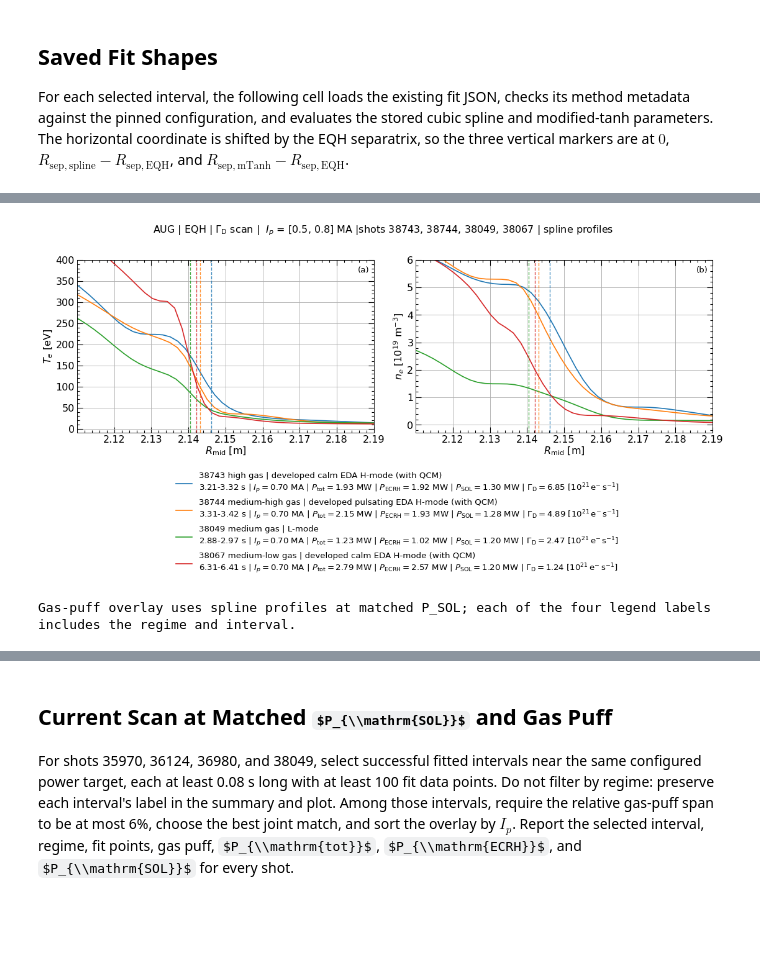
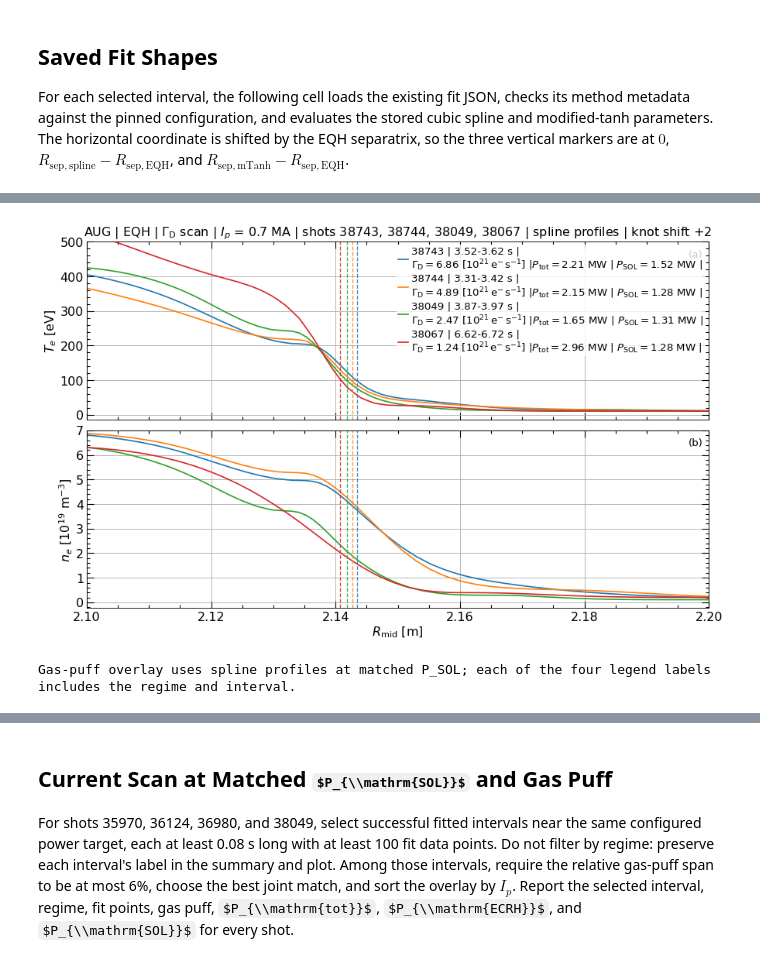
Before and after one commit to Joao-Pedro-Marques-Nunes/TS-profile-fitter, a Jupyter notebook: notebooks/actuator_pedestal_shape_comparison.ipynb, the cells around one changed output, grey strips where cells are left out. Cells and saved outputs as stored; diff of their text form; code cells hidden in the pictures; some formulas as TeX source; blank space fills up the shorter version.

```diff
--- a/notebooks/actuator_pedestal_shape_comparison.ipynb
+++ b/notebooks/actuator_pedestal_shape_comparison.ipynb
@@ -19,7 +19,7 @@ from ipfnpytools.plot import plots as ipfn_plots
 from ipfnpytools.save_figure import save_figure as save_fig
 
 cwd = Path.cwd()
-CONFIG_RELATIVE_PATH = Path("configs/pipeline_config_run05_new_outlier.yaml")
+CONFIG_RELATIVE_PATH = Path("configs/pipeline_config_run_06_for_thesis.yaml")
 PROJECT_ROOT = next(
     (parent for parent in (cwd, *cwd.parents) if (parent / CONFIG_RELATIVE_PATH).is_file()),
     None,
@@ -56,7 +56,7 @@ CURRENT_SCAN_CASES = {
 }
 
 MATCH_POWER_KIND = "P_SOL"
-MATCH_POWER_TARGET_MW = 1.3
+MATCH_POWER_TARGET_MW = 1.4
 MATCH_POWER_RELATIVE_TOLERANCE = 0.10
 MIN_INTERVAL_DURATION_S = 0.08
 MIN_FIT_POINTS = 100
@@ -91,7 +91,7 @@ MATCH_POWER_SCALE = 1e-6
 
 assert CONFIG["equilibrium"] == "EQH"
 assert SPLINE_CONFIG["method"] == "ipfn_spline"
-assert SPLINE_CONFIG["knot_strategy"] == "edge_biased_quantile"
+assert SPLINE_CONFIG["knot_strategy"] == "hybrid"
 
 
 def _fit_point_count(result_path):
@@ -360,14 +360,14 @@ def evaluate_saved_profiles(result_path):
         raise ValueError(f"Fit metadata does not match pinned config: {mismatches}")
 
     spline = result["spline"]
+    if spline.get("t_full") is None:
+        raise ValueError(f"{result_path.name} has no t_full; rerun the pipeline")
     degree = 3
     knots = np.asarray(spline["knots"], dtype=float)
-    knot_vector = np.r_[
-        np.repeat(knots[0], degree + 1),
-        knots[1:-1],
-        np.repeat(knots[-1], degree + 1),
-    ]
-    radius = np.asarray(spline["R_mid_spl"], dtype=float)
+    knot_vector = np.asarray(spline["t_full"], dtype=float)
+    radius = np.arange(knots[0], knots[-1], float(spline["dR_fine"]))
+    if radius.size == 0 or radius[-1] < knots[-1]:
+        radius = np.append(radius, knots[-1])
     te_spline = BSpline(
         knot_vector,
         np.asarray(spline["Te_params"], dtype=float),
@@ -393,6 +393,7 @@ def evaluate_saved_profiles(result_path):
     rsep_mtanh = float(physics["mtanh"]["Rsep"])
     return {
         "result": result,
+        "radius_mid": radius,
         "radius_relative": radius - rsep_eqh,
         "te_spline": np.asarray(te_spline, dtype=float),
         "te_mtanh": np.asarray(te_mtanh, dtype=float),
@@ -510,10 +505,16 @@ if len(profile_comparisons) != len(selected_rows):
 colors = ["tab:blue", "tab:orange", "tab:green", "tab:red"]
 if len(colors) != len(profile_comparisons):
     raise ValueError("The gas-scan palette must provide one color per selected shot")
+# Common radius grid over the overlap of all intervals, so plotted arrays share one length.
+gas_scan_radius = np.linspace(
+    max(float(profile["radius_mid"].min()) for profile in profile_comparisons),
+    min(float(profile["radius_mid"].max()) for profile in profile_comparisons),
+    400,
+)
 case_specs = []
 for color, profile, row in zip(colors, profile_comparisons, selected_rows):
     shot_id = int(row["shot"])
-    radius_mid = np.asarray(profile["result"]["spline"]["R_mid_spl"], dtype=float)
+    radius_mid = profile["radius_mid"]
     physics = profile["result"]["physics"]
     rsep = float(physics[PROFILE_MODEL]["Rsep"])
     gas_puff = float(pd.to_numeric(row[GAS_FIELD], errors="raise")) * GAS_PUFF_SCALE
@@ -525,21 +526,24 @@ for color, profile, row in zip(colors, profile_comparisons, selected_rows):
     interval_start = float(row["t_begin (s)"])
     interval_end = float(row["t_end (s)"])
     regime = str(row["label"])
+    te_on_grid = np.interp(gas_scan_radius, radius_mid, profile[f"te_{PROFILE_MODEL}"])
+    ne_on_grid = np.interp(gas_scan_radius, radius_mid, profile[f"ne_{PROFILE_MODEL}"])
     case_specs.append(
         {
             "color": color,
-            "radius_mid": radius_mid,
-            "te": np.asarray(profile[f"te_{PROFILE_MODEL}"], dtype=float),
-            "ne": np.asarray(profile[f"ne_{PROFILE_MODEL}"], dtype=float) / 1e19,
+            "radius_mid": gas_scan_radius,
+            "te": te_on_grid,
+            "ne": ne_on_grid / 1e19,
             "rsep": rsep,
             "label": (
-                f"{shot_id} {gas_case} | {regime}\n"
-                f"{interval_start:.2f}-{interval_end:.2f} s | "
-                rf"$I_p={ip_ma:.2f}$ MA | "
+                f"{shot_id} | "
+                #f"{regime}\n"
+                f"{interval_start:.2f}-{interval_end:.2f} s |\n"
+                rf"$\Gamma_{{\mathrm{{D}}}}={gas_puff:.2f}$ [$10^{{21}}\,\mathrm{{e}}^{{-}}\,\mathrm{{s}}^{{-1}}$] |"
+                #rf"$I_p={ip_ma:.2f}$ MA | "
                 rf"$P_{{\mathrm{{tot}}}}={p_net_mw:.2f}$ MW | "
-                rf"$P_{{\mathrm{{ECRH}}}}={p_ecrh_mw:.2f}$ MW | "
+                #rf"$P_{{\mathrm{{ECRH}}}}={p_ecrh_mw:.2f}$ MW | "
                 rf"$P_{{\mathrm{{SOL}}}}={p_sol_mw:.2f}$ MW | "
-                rf"$\Gamma_{{\mathrm{{D}}}}={gas_puff:.2f}$ [$10^{{21}}\,\mathrm{{e}}^{{-}}\,\mathrm{{s}}^{{-1}}$]"
             ),
         }
     )
@@ -547,18 +551,19 @@ for color, profile, row in zip(colors, profile_comparisons, selected_rows):
 n_cases = len(case_specs)
 x_plot = [case["radius_mid"] for case in case_specs] * 2
 y_plot = [case["te"] for case in case_specs] + [case["ne"] for case in case_specs]
-plot_labels = [case["label"] for case in case_specs] * 2
+plot_labels = [case["label"] for case in case_specs] + [None] * n_cases
 plot_colors = [case["color"] for case in case_specs] * 2
 plot_boxes = [0] * n_cases + [1] * n_cases
 plot_kw = [{"color": color, "linewidth": 1.8} for color in plot_colors]
 shot_labels = ", ".join(str(int(row["shot"])) for row in selected_rows)
+title_sup_text = f"knot shift {KNOT_COUNT_SHIFT:+d}" if PROFILE_MODEL == "spline" else ""
 fig, axes = ipfn_plots(
     x=x_plot,
     y=y_plot,
     labels=plot_labels,
     boxes=plot_boxes,
     n_boxes=2,
-    x_labels=r"$R_{\mathrm{mid}}$ [m]",
+    x_labels=[None, r"$R_{\mathrm{mid}}$ [m]"],
     y_labels=[r"$T_e$ [eV]", r"$n_e$ [$10^{19}$ m$^{-3}$]"],
     linestyles=["-"] * (2 * n_cases),
     markers=[None] * (2 * n_cases),
@@ -567,18 +572,23 @@ fig, axes = ipfn_plots(
     title=(
         #f"{CONFIG['equilibrium']} gas-puff scan | {MATCH_POWER_KIND} target "
         rf"AUG | {CONFIG['equilibrium']} | $\Gamma_{{\mathrm{{D}}}}$ scan | "
-        f' $I_p$ = [0.5, 0.8] MA |'
+        f"$I_p$ = 0.7 MA | "
         #f"{MATCH_POWER_KIND} target {MATCH_POWER_TARGET_MW:.2f} MW |"
         #f"{current_scan_model_label} profiles"
-        f"shots {shot_labels} | {PROFILE_MODEL} profiles"
+        f"shots {shot_labels} | {PROFILE_MODEL} profiles | "
+        f"{title_sup_text}"
     ),
     show=False,
     save_fig=False,
     close=False,
-    ncols=2,
-    figsize=(14, 7),
-    y_maxs_boxes=[400, 6],
+    ncols=1,
+    v_factor=1.65,
+    h_factor=1.8,
+    y_maxs_boxes=[500, 7],
+    x_mins_boxes=2.10,
+    x_maxs_boxes=2.2,
     sharex=True,
+    legend_kw={"loc": "upper right"},
 )
 axes = np.asarray(axes, dtype=object).ravel()
 eqh_separatrices = [
@@ -591,39 +601,42 @@ absolute_radius_limits = (
     mean_eqh_separatrix + PEDESTAL_XLIM[1],
 )
 for axis in axes:
+    '''
     axis_legend = axis.get_legend()
     if axis_legend is not None:
         axis_legend.remove()
+    '''
     for case in case_specs:
         axis.axvline(
             case["rsep"],
             color=case["color"],
             linestyle="--",
             linewidth=1.2,
             alpha=0.85,
         )
-    axis.set_xlim(*absolute_radius_limits)
-
+    #axis.set_xlim(*absolute_radius_limits)
+'''
 legend_handles, legend_labels = axes[0].get_legend_handles_labels()
 fig.legend(
     legend_handles,
     legend_labels,
     #title=(
     #    f"Matched {MATCH_POWER_KIND}: {MATCH_POWER_TARGET_MW:.2f} MW "
     #    f"+/- {MATCH_POWER_RELATIVE_TOLERANCE:.0%}; full interval details above"
     #),
     frameon=False,
     fontsize=12,
     title_fontsize=9,
-    bbox_to_anchor=(0.85, 0.3),
+    bbox_to_anchor=(1.2, 0.3),
     ncols=1,
 )
-fig.tight_layout(rect=(0, 0.30, 1, 0.92))
+fig.tight_layout(rect=(0, 0.30, 1, 0.98))
+'''
 display(fig)
 print(
     f"Gas-puff overlay uses {PROFILE_MODEL} profiles at matched {MATCH_POWER_KIND}; "
     "each of the four legend labels includes the regime and interval."
 )
 # %% [output]
-[figure, old version]
+[figure, new version]
 Gas-puff overlay uses spline profiles at matched P_SOL; each of the four legend labels includes the regime and interval.
```
Also changed, not shown: parts of 7 cells of this notebook, 12 other files.
